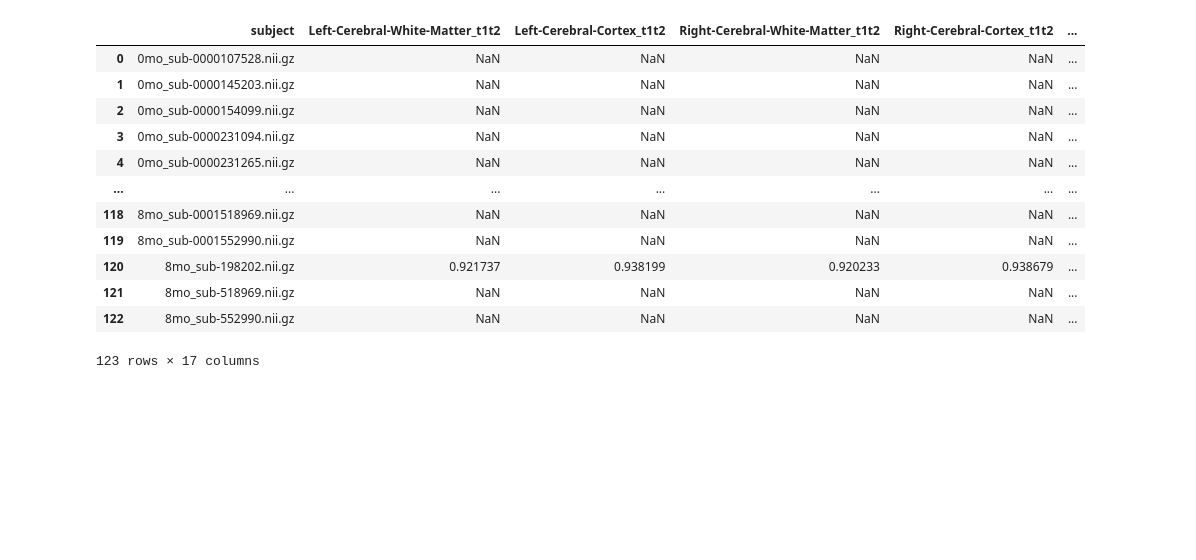
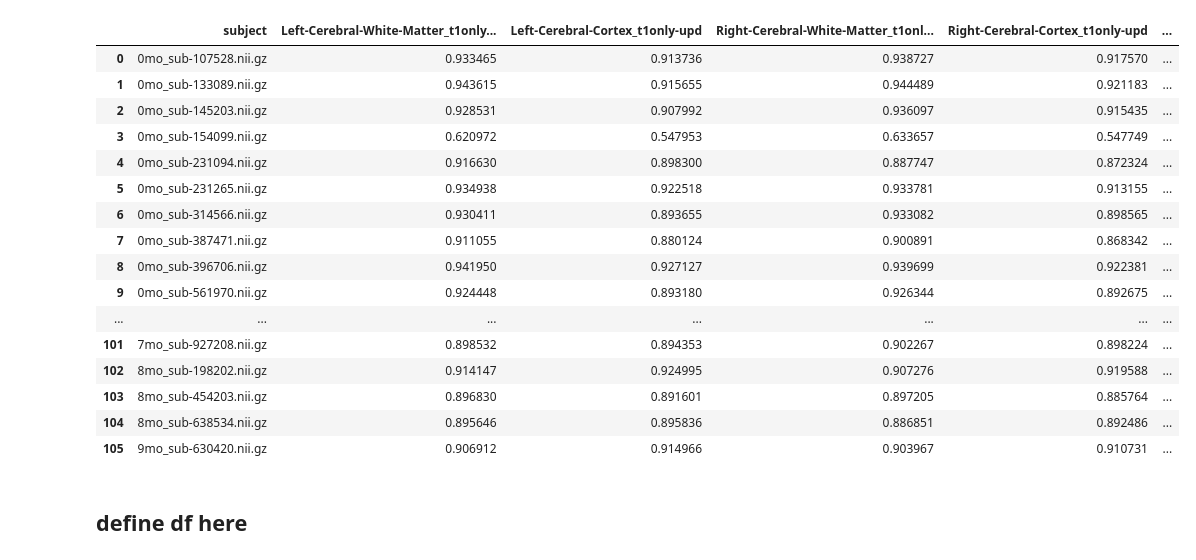
Before and after one commit to DCAN-Labs/SynthSeg, a Jupyter notebook: SynthSeg/dcan/paper/modality_by_age_comp.ipynb, the cells around one changed output. Cells and saved outputs as stored; diff of their text form; code cells hidden in the pictures; blank space fills up the shorter version.

```diff
--- a/SynthSeg/dcan/paper/modality_by_age_comp.ipynb
+++ b/SynthSeg/dcan/paper/modality_by_age_comp.ipynb
@@ -89,0 +74,3 @@ dice_results_600
+# %%
+dice_results_547 = pd.read_csv("/projects/standard/faird/shared/data/nnUNet_lundq163/547_results/dice/dice.csv")
+dice_results_547.head()
@@ -89,0 +106,5 @@ dice_results_600
+# %%
+# remove the following string from the values in the subject column: "_ds-HBCD" and "_ds-BOBS"
+dice_results_547['subject'] = dice_results_547['subject'].str.replace('_ds-HBCD', '')
+dice_results_547['subject'] = dice_results_547['subject'].str.replace('_ds-BOBS', '')
+dice_results_547.head()
@@ -89,0 +131,6 @@ dice_results_600
+# %%
+# remove the following string from the values in the subject column: "_ses-V02" and "_ses-V03"
+dice_results_547['subject'] = dice_results_547['subject'].str.replace('_ses-V02', '')
+dice_results_547['subject'] = dice_results_547['subject'].str.replace('_ses-V03', '')
+dice_results_547['subject'] = dice_results_547['subject'].str.replace('_ses-V04', '')
+dice_results_547.head()
@@ -90,5 +148,14 @@ dice_results_600
 # %%
-comb_results = dice_results_540.merge(dice_results_541, how='outer', on='subject', suffixes=(None, "_t1only")).merge(dice_results_542, how='outer', on='subject', suffixes=(None, '_t2only')).merge(dice_results_600, how='outer', on='subject', suffixes=('_t1t2', '_unpaired'))
+#comb_results = dice_results_540.merge(dice_results_541, how='outer', on='subject', suffixes=(None, "_t1only")).merge(dice_results_542, how='outer', on='subject', suffixes=(None, '_t2only')).merge(dice_results_600, how='outer', on='subject', suffixes=('_t1t2', '_unpaired'))
 #comb_results = pd.concat([dice_results_540,dice_results_541,dice_results_542],axis=1,ignore_index=False)
-comb_results
+# comb_results = dice_results_544.merge(dice_results_542, how='outer', on='subject', suffixes=("_t2only", "_t2only-old"))
+# comb_results2 = dice_results_543.merge(dice_results_540, how='outer', on='subject', suffixes=("_t1t2", "_t1t2-old"))
+comb_results_547v541 = dice_results_547.merge(dice_results_541, how='outer', on='subject', suffixes=("_t1only-upd", "_t1only-old"))
+#comb_results_547v545 = dice_results_547.merge(dice_results_545, how='outer', on='subject', suffixes=("_t1only-upd", "_t1only-inc"))
+#comb_results_545v541 = dice_results_545.merge(dice_results_541, how='outer', on='subject', suffixes=("_t1only-inc", "_t1only-old"))
+comb_results_547v541
+#comb_results_new_545v547 = dice_results_547_new.merge(dice_results_545_new, how='outer', on='subject', suffixes=("_t1only-upd", "_t1only-inc"))
+#comb_results_new_545v547
+#comb_results_548v542 = dice_results_548.merge(dice_results_542, how='outer', on='subject', suffixes=("_t2only-v3", "_t2only-v1"))
+#comb_results_548v542.shape
 # %% [output]
@@ -124,18 +214,33 @@ Index(['subject', '3rd-Ventricle_t1t2', '4th-Ventricle_t1t2',
 # %%
-comb_results_only_cortex = comb_results[['subject', 'Left-Cerebral-White-Matter_t1t2', 'Left-Cerebral-Cortex_t1t2', 'Right-Cerebral-White-Matter_t1t2', 'Right-Cerebral-Cortex_t1t2', 'Left-Cerebral-White-Matter_t1only', 'Left-Cerebral-Cortex_t1only', 'Right-Cerebral-White-Matter_t1only', 'Right-Cerebral-Cortex_t1only', 'Left-Cerebral-White-Matter_t2only', 'Left-Cerebral-Cortex_t2only', 'Right-Cerebral-White-Matter_t2only', 'Right-Cerebral-Cortex_t2only','Left-Cerebral-White-Matter_unpaired', 'Left-Cerebral-Cortex_unpaired', 'Right-Cerebral-White-Matter_unpaired', 'Right-Cerebral-Cortex_unpaired']]
-comb_results_only_cortex
+#comb_results_only_cortex = comb_results[['subject', 'Left-Cerebral-White-Matter_t1t2', 'Left-Cerebral-Cortex_t1t2', 'Right-Cerebral-White-Matter_t1t2', 'Right-Cerebral-Cortex_t1t2', 'Left-Cerebral-White-Matter_t1only', 'Left-Cerebral-Cortex_t1only', 'Right-Cerebral-White-Matter_t1only', 'Right-Cerebral-Cortex_t1only', 'Left-Cerebral-White-Matter_t2only', 'Left-Cerebral-Cortex_t2only', 'Right-Cerebral-White-Matter_t2only', 'Right-Cerebral-Cortex_t2only','Left-Cerebral-White-Matter_unpaired', 'Left-Cerebral-Cortex_unpaired', 'Right-Cerebral-White-Matter_unpaired', 'Right-Cerebral-Cortex_unpaired']]
+comb_results_547v541_only_cortex = comb_results_547v541[['subject', 'Left-Cerebral-White-Matter_t1only-upd', 'Left-Cerebral-Cortex_t1only-upd', 'Right-Cerebral-White-Matter_t1only-upd', 'Right-Cerebral-Cortex_t1only-upd', 'Left-Cerebral-White-Matter_t1only-old', 'Left-Cerebral-Cortex_t1only-old', 'Right-Cerebral-White-Matter_t1only-old', 'Right-Cerebral-Cortex_t1only-old']]
+# comb_results_547v545_only_cortex = comb_results_547v545[['subject', 'Left-Cerebral-White-Matter_t1only-upd', 'Left-Cerebral-Cortex_t1only-upd', 'Right-Cerebral-White-Matter_t1only-upd', 'Right-Cerebral-Cortex_t1only-upd', 'Left-Cerebral-White-Matter_t1only-inc', 'Left-Cerebral-Cortex_t1only-inc', 'Right-Cerebral-White-Matter_t1only-inc', 'Right-Cerebral-Cortex_t1only-inc']]
+# comb_results_545v541_only_cortex = comb_results_545v541[['subject', 'Left-Cerebral-White-Matter_t1only-inc', 'Left-Cerebral-Cortex_t1only-inc', 'Right-Cerebral-White-Matter_t1only-inc', 'Right-Cerebral-Cortex_t1only-inc', 'Left-Cerebral-White-Matter_t1only-old', 'Left-Cerebral-Cortex_t1only-old', 'Right-Cerebral-White-Matter_t1only-old', 'Right-Cerebral-Cortex_t1only-old']]
+comb_results_547v541_only_cortex
+
+#comb_results_new_545v547_only_cortex = comb_results_new_545v547[['subject', 'Left-Cerebral-White-Matter_t1only-upd', 'Left-Cerebral-Cortex_t1only-upd', 'Right-Cerebral-White-Matter_t1only-upd', 'Right-Cerebral-Cortex_t1only-upd', 'Left-Cerebral-White-Matter_t1only-inc', 'Left-Cerebral-Cortex_t1only-inc', 'Right-Cerebral-White-Matter_t1only-inc', 'Right-Cerebral-Cortex_t1only-inc']]
+#comb_results_new_545v547_only_cortex
+
+# comb_results_548v542v544_only_cortex = comb_results_548v542v544[['subject', 'Left-Cerebral-White-Matter_t2only-v3', 'Left-Cerebral-Cortex_t2only-v3', 'Right-Cerebral-White-Matter_t2only-v3', 'Right-Cerebral-Cortex_t2only-v3', 'Left-Cerebral-White-Matter_t2only-v1', 'Left-Cerebral-Cortex_t2only-v1', 'Right-Cerebral-White-Matter_t2only-v1', 'Right-Cerebral-Cortex_t2only-v1', 'Left-Cerebral-White-Matter_t2only-v2', 'Left-Cerebral-Cortex_t2only-v2', 'Right-Cerebral-White-Matter_t2only-v2', 'Right-Cerebral-Cortex_t2only-v2']]
+# comb_results_548v542v544_only_cortex
 # %% [output]
-|  | subject | Left-Cerebral-White-Matter_t1t2 | Left-Cerebral-Cortex_t1t2 | Right-Cerebral-White-Matter_t1t2 | Right-Cerebral-Cortex_t1t2 | ... |
-| 0 | 0mo_sub-0000107528.nii.gz | NaN | NaN | NaN | NaN | ... |
-| 1 | 0mo_sub-0000145203.nii.gz | NaN | NaN | NaN | NaN | ... |
-| 2 | 0mo_sub-0000154099.nii.gz | NaN | NaN | NaN | NaN | ... |
-| 3 | 0mo_sub-0000231094.nii.gz | NaN | NaN | NaN | NaN | ... |
-| 4 | 0mo_sub-0000231265.nii.gz | NaN | NaN | NaN | NaN | ... |
+|  | subject | Left-Cerebral-White-Matter_t1only... | Left-Cerebral-Cortex_t1only-upd | Right-Cerebral-White-Matter_t1onl... | Right-Cerebral-Cortex_t1only-upd | ... |
+| 0 | 0mo_sub-107528.nii.gz | 0.933465 | 0.913736 | 0.938727 | 0.917570 | ... |
+| 1 | 0mo_sub-133089.nii.gz | 0.943615 | 0.915655 | 0.944489 | 0.921183 | ... |
+| 2 | 0mo_sub-145203.nii.gz | 0.928531 | 0.907992 | 0.936097 | 0.915435 | ... |
+| 3 | 0mo_sub-154099.nii.gz | 0.620972 | 0.547953 | 0.633657 | 0.547749 | ... |
+| 4 | 0mo_sub-231094.nii.gz | 0.916630 | 0.898300 | 0.887747 | 0.872324 | ... |
+| 5 | 0mo_sub-231265.nii.gz | 0.934938 | 0.922518 | 0.933781 | 0.913155 | ... |
+| 6 | 0mo_sub-314566.nii.gz | 0.930411 | 0.893655 | 0.933082 | 0.898565 | ... |
+| 7 | 0mo_sub-387471.nii.gz | 0.911055 | 0.880124 | 0.900891 | 0.868342 | ... |
+| 8 | 0mo_sub-396706.nii.gz | 0.941950 | 0.927127 | 0.939699 | 0.922381 | ... |
+| 9 | 0mo_sub-561970.nii.gz | 0.924448 | 0.893180 | 0.926344 | 0.892675 | ... |
 | ... | ... | ... | ... | ... | ... | ... |
-| 118 | 8mo_sub-0001518969.nii.gz | NaN | NaN | NaN | NaN | ... |
-| 119 | 8mo_sub-0001552990.nii.gz | NaN | NaN | NaN | NaN | ... |
-| 120 | 8mo_sub-198202.nii.gz | 0.921737 | 0.938199 | 0.920233 | 0.938679 | ... |
-| 121 | 8mo_sub-518969.nii.gz | NaN | NaN | NaN | NaN | ... |
-| 122 | 8mo_sub-552990.nii.gz | NaN | NaN | NaN | NaN | ... |
+| 101 | 7mo_sub-927208.nii.gz | 0.898532 | 0.894353 | 0.902267 | 0.898224 | ... |
+| 102 | 8mo_sub-198202.nii.gz | 0.914147 | 0.924995 | 0.907276 | 0.919588 | ... |
+| 103 | 8mo_sub-454203.nii.gz | 0.896830 | 0.891601 | 0.897205 | 0.885764 | ... |
+| 104 | 8mo_sub-638534.nii.gz | 0.895646 | 0.895836 | 0.886851 | 0.892486 | ... |
+| 105 | 9mo_sub-630420.nii.gz | 0.906912 | 0.914966 | 0.903967 | 0.910731 | ... |
-123 rows × 17 columns
+# %% [markdown]
+## define df here
 # %%
```
Also changed, not shown: parts of 31 cells of this notebook, 3 other files.
